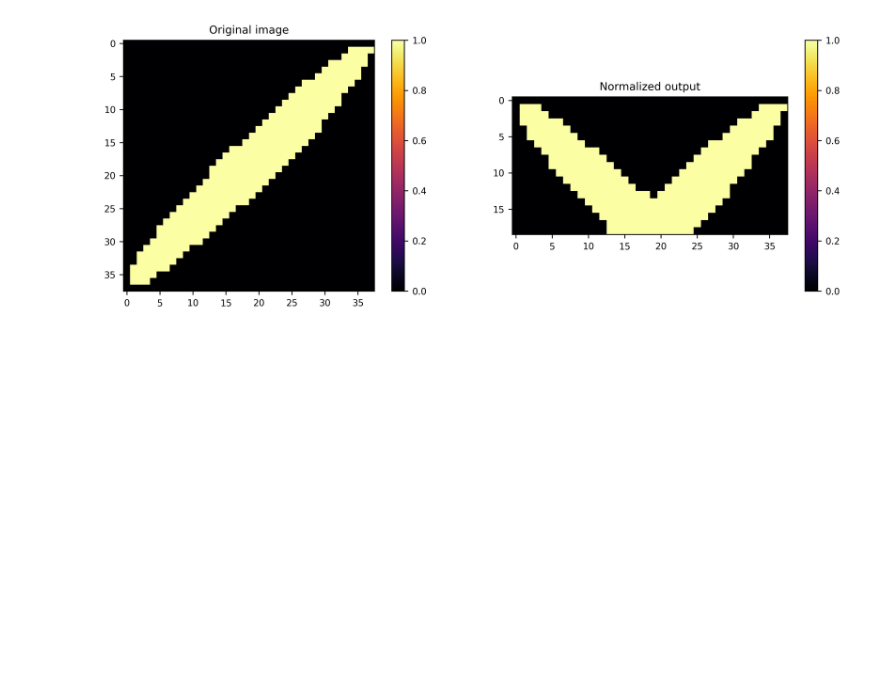
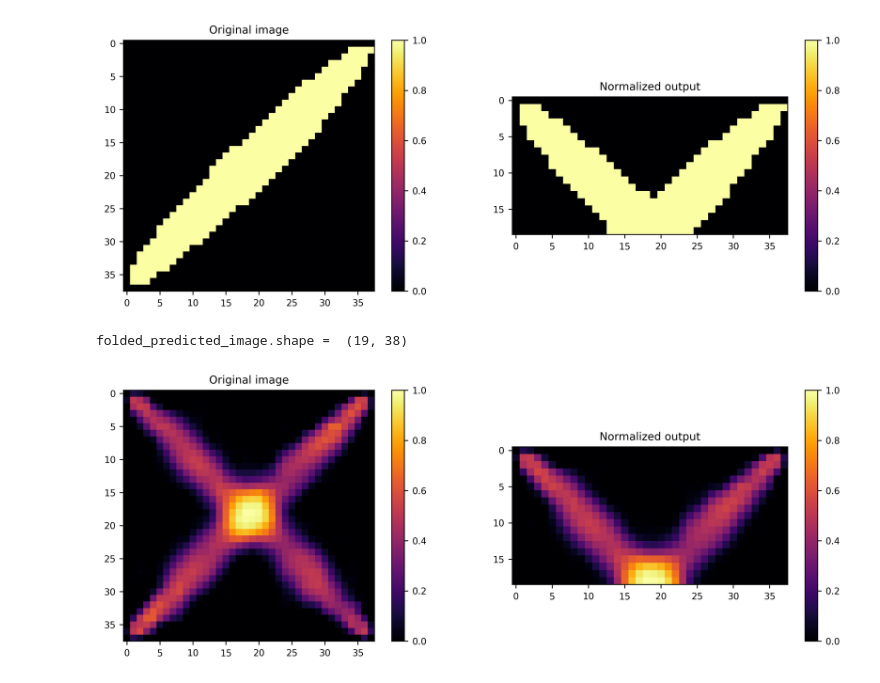
Before and after one commit to abrahammathews2000/mega, a Jupyter notebook: ml_training/calc_MSE_predict_shapes.ipynb, the cells around one changed output. Cells and saved outputs as stored; diff of their text form; code cells hidden in the pictures; blank space fills up the shorter version.

```diff
--- a/ml_training/calc_MSE_predict_shapes.ipynb
+++ b/ml_training/calc_MSE_predict_shapes.ipynb
@@ -312,3 +312,32 @@ plt.show()
 # %% [output]
 fold_test_shape.shape =  (19, 38)
 [figure]
+# %%
+def fold_predicted_image(predicted_image):
+    image_top = predicted_image[0:int(predicted_image.shape[0]/2),:]
+    image_bottom = predicted_image[int(predicted_image.shape[0]/2):,:]
+    image_bottom_flip = np.flipud(image_bottom)
+    folded_predicted_image = image_bottom_flip+image_top
+    folded_image_normalized = (folded_predicted_image - np.amin(folded_predicted_image))/(np.amax(folded_predicted_image) - np.amin(folded_predicted_image))
+    # folded_image[folded_image>0] = 1
+    return(folded_image_normalized)
+
+
+# Code to test the above function
+folded_predicted_image = fold_predicted_image(test_predict_shape_SNR500[0])
+print("folded_predicted_image.shape = ",folded_predicted_image.shape)
+
+fig, ax = plt.subplots(1, 2, figsize=(12, 4))
+
+im = ax[0].imshow(test_predict_shape_SNR500[0], cmap='inferno')
+ax[0].set_title('Original image')
+plt.colorbar(im)
+
+im = ax[1].imshow(folded_predicted_image, cmap='inferno')
+ax[1].set_title('Normalized output')
+plt.colorbar(im)
+
+plt.show()
+# %% [output]
+folded_predicted_image.shape =  (19, 38)
+[figure, added]
```
Also changed, not shown: parts of 4 cells of this notebook.
